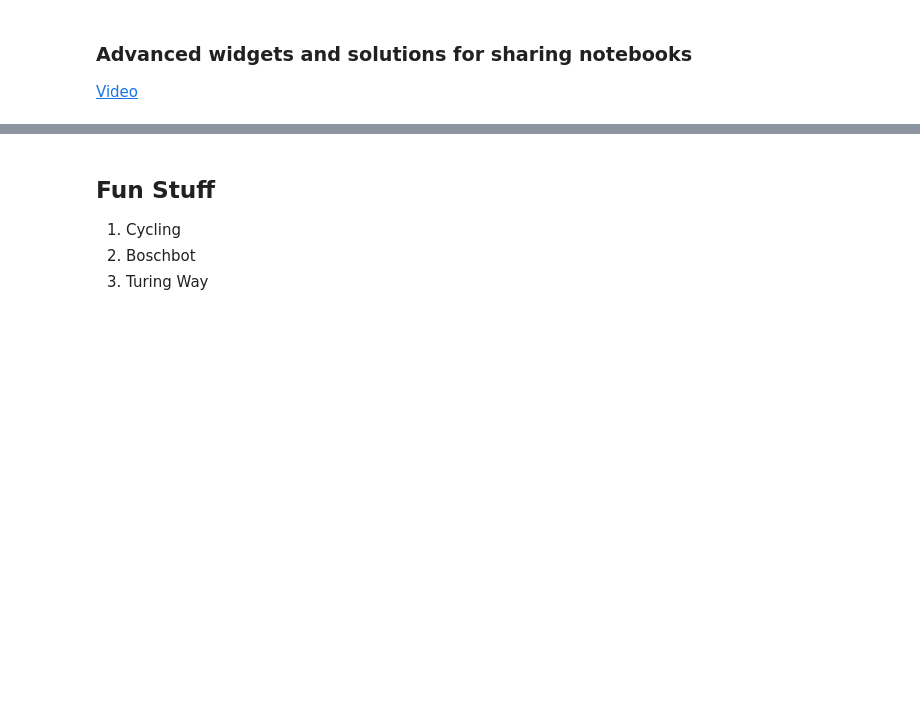
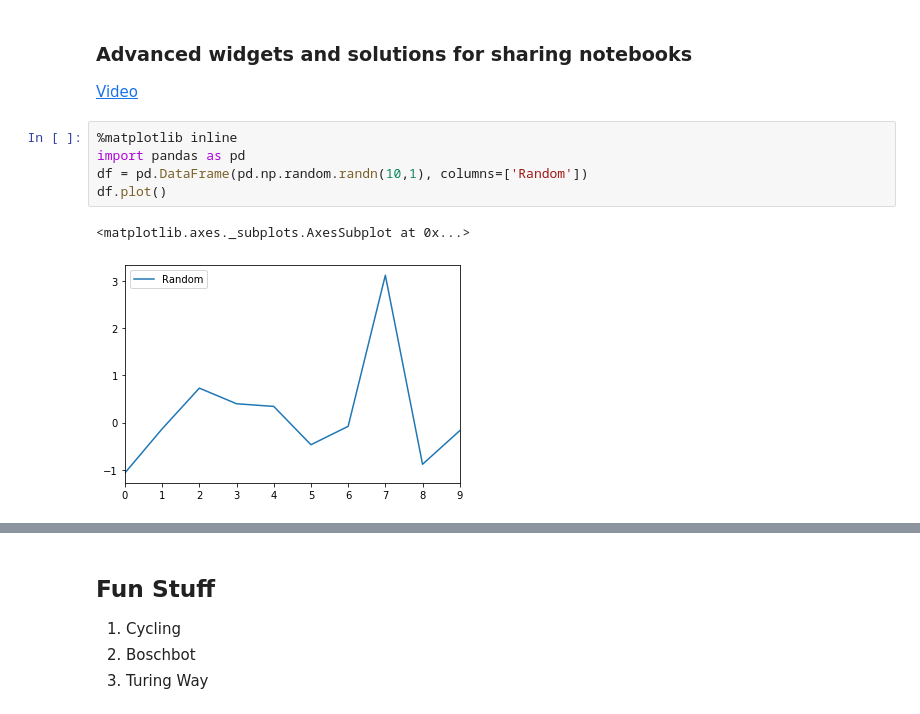
Before and after one commit to joy-rosie/pydata_2019_summary, a Jupyter notebook: PyData2019Highlights.ipynb, the cells around one changed output, grey strips where cells are left out. Cells and saved outputs as stored; diff of their text form; blank space fills up the shorter version.

```diff
--- a/PyData2019Highlights.ipynb
+++ b/PyData2019Highlights.ipynb
@@ -86,3 +72,11 @@ hist = plt.hist(y, bins=25)
 ### Advanced widgets and solutions for sharing notebooks
 
 <a href="https://youtu.be/NQYjXKmr8Tc?list=PLGVZCDnMOq0ocea1dd0it7jX7HgvZCjSW&t=1804" target="blank">Video</a>
+# %%
+%matplotlib inline
+import pandas as pd
+df = pd.DataFrame(pd.np.random.randn(10,1), columns=['Random'])
+df.plot()
+# %% [output]
+<matplotlib.axes._subplots.AxesSubplot at 0x...>
+[figure, added]
```
Also changed, not shown: parts of 9 cells of this notebook, 4 other files.
